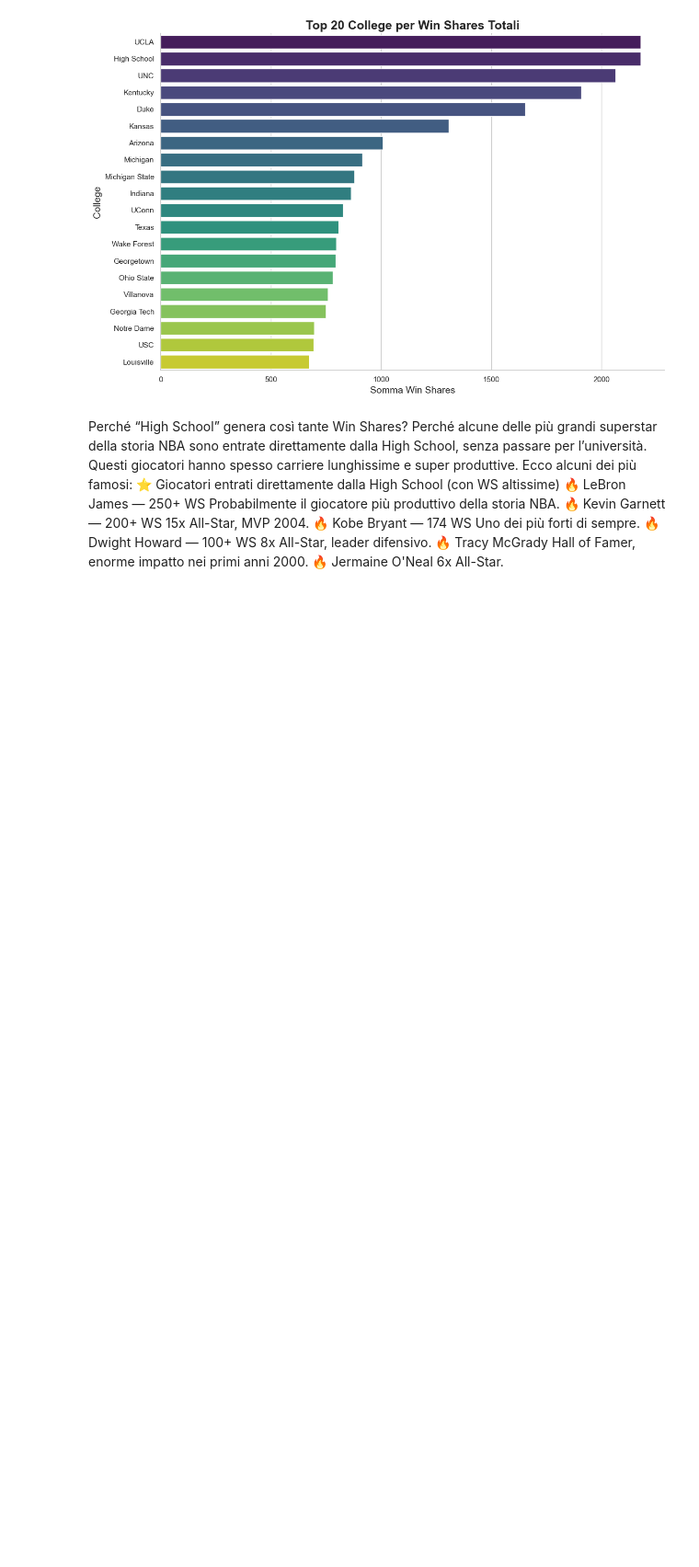
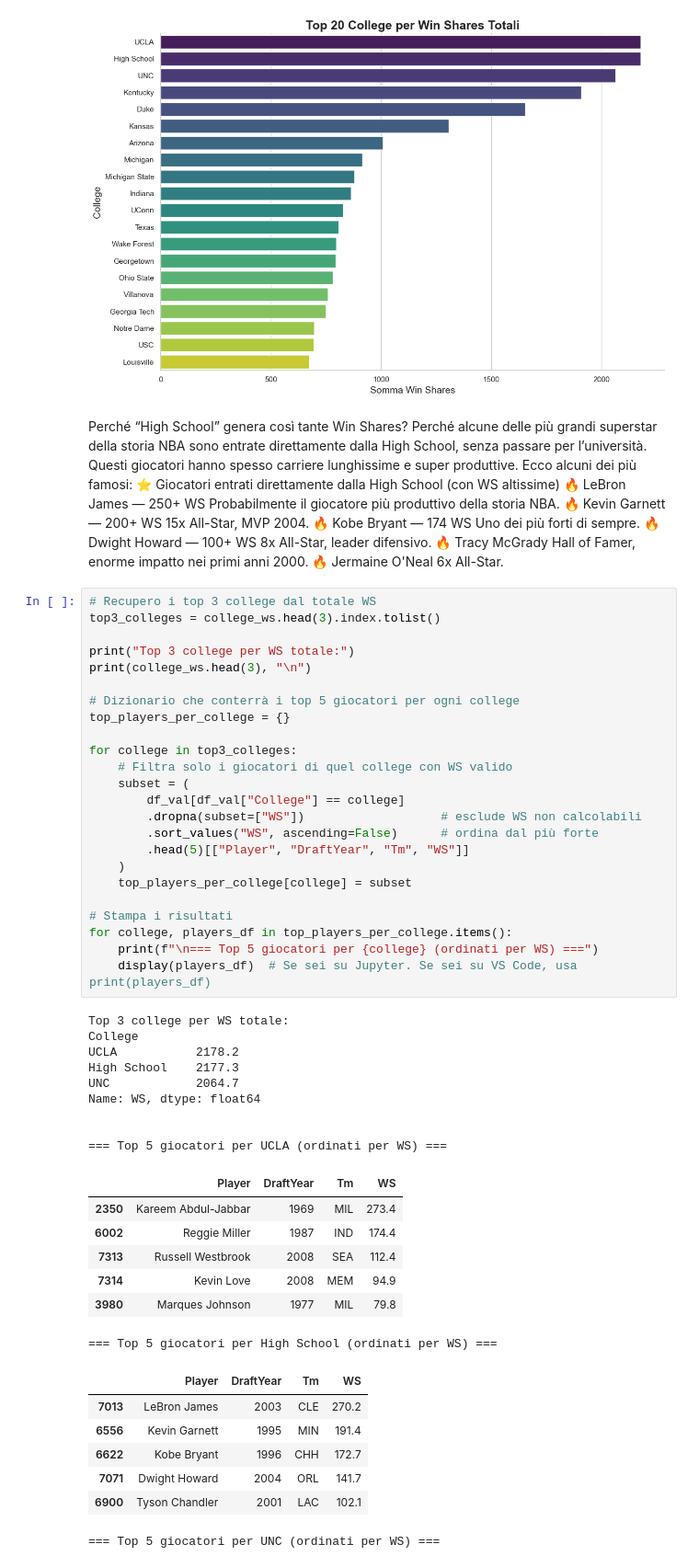
Before and after one commit to Marco-2298/Progetto-SII, a Jupyter notebook: notebooks/04_college_analysis.ipynb, the cells around one changed output. Shown: that part at 92% size. Cells and saved outputs as stored; diff of their text form; blank space fills up the shorter version.

```diff
--- a/notebooks/04_college_analysis.ipynb
+++ b/notebooks/04_college_analysis.ipynb
@@ -81,3 +83,51 @@ Uno dei più forti di sempre.
 Hall of Famer, enorme impatto nei primi anni 2000.
 🔥 Jermaine O'Neal
 6x All-Star.
+# %%
+# Recupero i top 3 college dal totale WS
+top3_colleges = college_ws.head(3).index.tolist()
+
+print("Top 3 college per WS totale:")
+print(college_ws.head(3), "\n")
+
+# Dizionario che conterrà i top 5 giocatori per ogni college
+top_players_per_college = {}
+
+for college in top3_colleges:
+    # Filtra solo i giocatori di quel college con WS valido
+    subset = (
+        df_val[df_val["College"] == college]
+        .dropna(subset=["WS"])                   # esclude WS non calcolabili
+        .sort_values("WS", ascending=False)      # ordina dal più forte
+        .head(5)[["Player", "DraftYear", "Tm", "WS"]]
+    )
+    top_players_per_college[college] = subset
+
+# Stampa i risultati
+for college, players_df in top_players_per_college.items():
+    print(f"\n=== Top 5 giocatori per {college} (ordinati per WS) ===")
+    display(players_df)  # Se sei su Jupyter. Se sei su VS Code, usa print(players_df)
+# %% [output]
+Top 3 college per WS totale:
+College
+UCLA           2178.2
+High School    2177.3
+UNC            2064.7
+Name: WS, dtype: float64
+
+
+=== Top 5 giocatori per UCLA (ordinati per WS) ===
+|  | Player | DraftYear | Tm | WS |
+| 2350 | Kareem Abdul-Jabbar | 1969 | MIL | 273.4 |
+| 6002 | Reggie Miller | 1987 | IND | 174.4 |
+| 7313 | Russell Westbrook | 2008 | SEA | 112.4 |
+| 7314 | Kevin Love | 2008 | MEM | 94.9 |
+| 3980 | Marques Johnson | 1977 | MIL | 79.8 |
+=== Top 5 giocatori per High School (ordinati per WS) ===
+|  | Player | DraftYear | Tm | WS |
+| 7013 | LeBron James | 2003 | CLE | 270.2 |
+| 6556 | Kevin Garnett | 1995 | MIN | 191.4 |
+| 6622 | Kobe Bryant | 1996 | CHH | 172.7 |
+| 7071 | Dwight Howard | 2004 | ORL | 141.7 |
+| 6900 | Tyson Chandler | 2001 | LAC | 102.1 |
+=== Top 5 giocatori per UNC (ordinati per WS) ===
```
Also changed, not shown: parts of 2 cells of this notebook, 3 other files.
